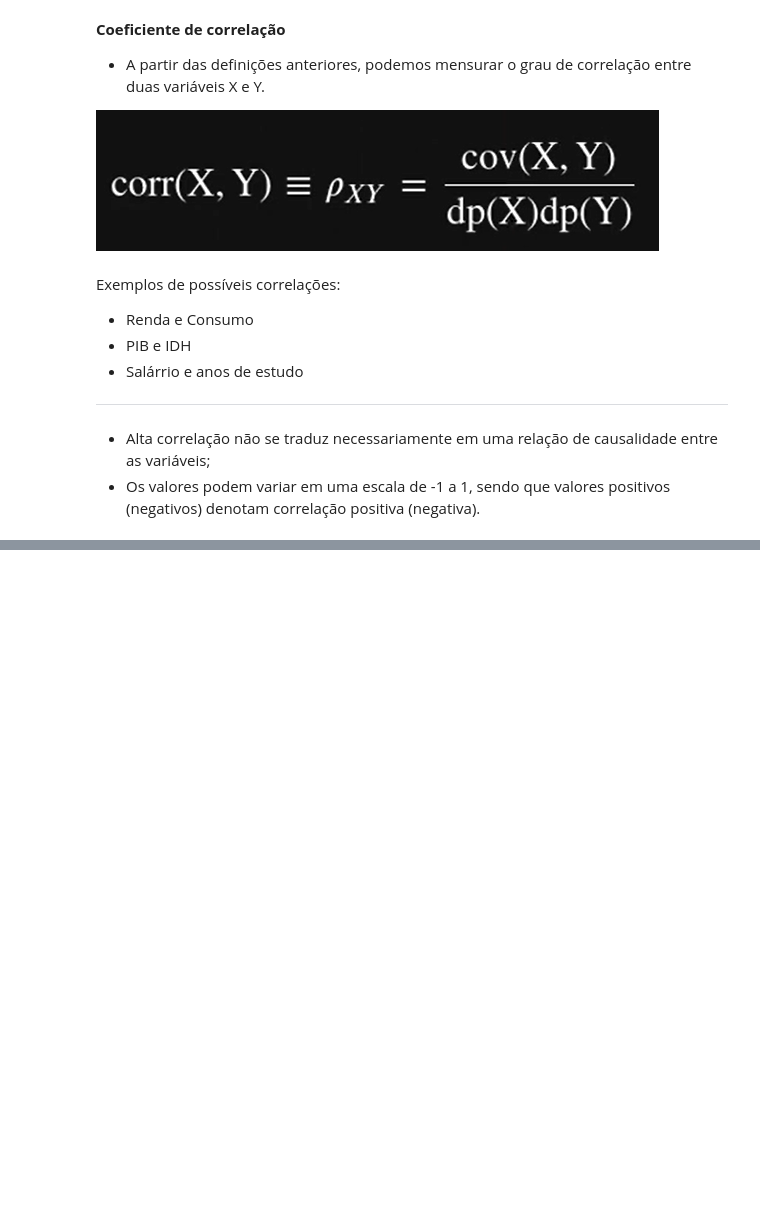
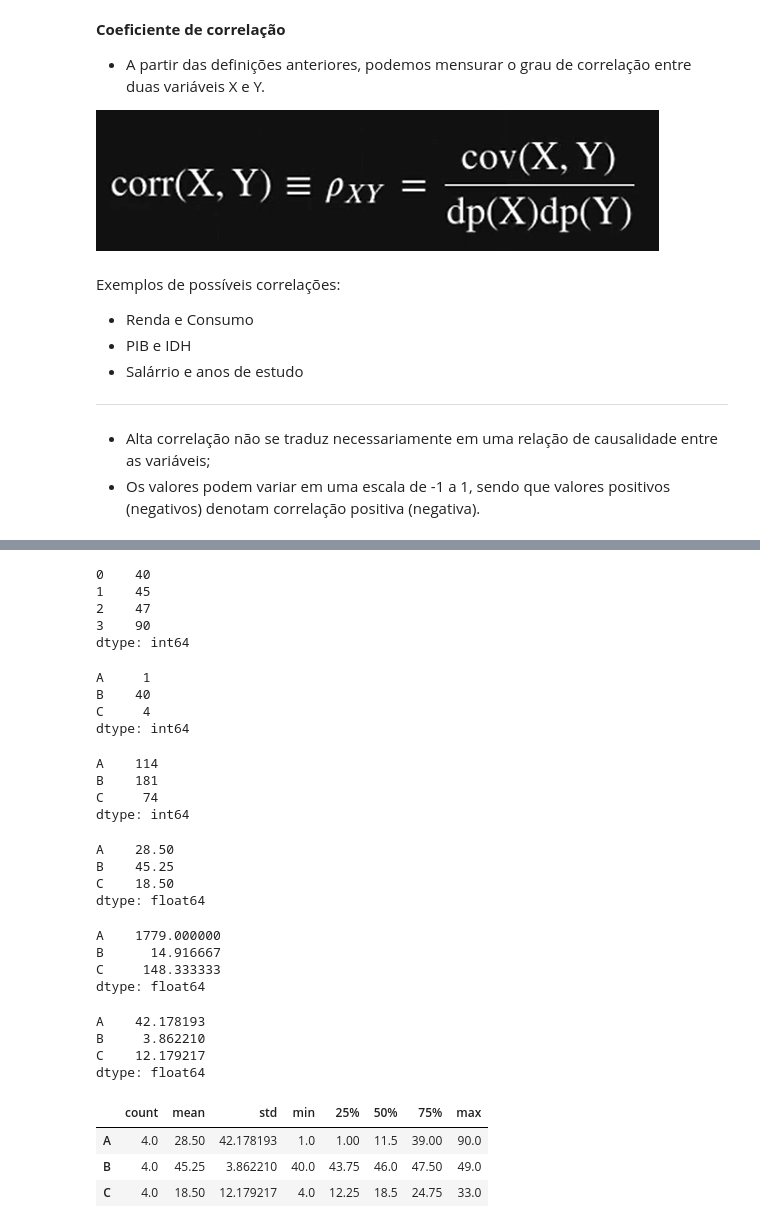
Before and after one commit to JevertonFlores/DS_estatistica_basica_python, a Jupyter notebook: Estatistica_Basica.ipynb, the cells around one changed output, grey strips where cells are left out. Drawn from its saved outputs; the diff is of its cells as text; code cells hidden in the pictures; blank space fills up the shorter version.

```diff
--- a/Estatistica_Basica.ipynb
+++ b/Estatistica_Basica.ipynb
@@ -298,0 +301,11 @@ Exemplos de possíveis correlações:
+# %%
+# criando o dicionário dos dados
+
+dados = {'A': [1, 22, 1, 90],
+         'B': [40, 45, 47, 49],
+         'C': [15, 22, 33, 4]
+         }
+# %%
+# criando o dataframe
+
+df = pd.DataFrame(dados)
@@ -298,0 +329,63 @@ Exemplos de possíveis correlações:
+# %%
+# valor máximo de cada linha
+
+df.max(axis = 1)
+# %% [output]
+0    40
+1    45
+2    47
+3    90
+dtype: int64
+# %%
+# valor mínimo de cada coluna
+
+df.min()
+# %% [output]
+A     1
+B    40
+C     4
+dtype: int64
+# %%
+# soma dos valores de cada coluna
+
+df.sum()
+# %% [output]
+A    114
+B    181
+C     74
+dtype: int64
+# %%
+# valor médio
+
+df.mean()
+# %% [output]
+A    28.50
+B    45.25
+C    18.50
+dtype: float64
+# %%
+# calculo de variância
+
+df.var()
+# %% [output]
+A    1779.000000
+B      14.916667
+C     148.333333
+dtype: float64
+# %%
+# cálculo de desvio padrão
+# observamos que a coluna há é bastante heterogêna, onde o desvio de valor e é alto e neste caso a média não representa bem esse conjunto de dados
+
+df.std()
+# %% [output]
+A    42.178193
+B     3.862210
+C    12.179217
+dtype: float64
+# %%
+df.describe().T
+# %% [output]
+|  | count | mean | std | min | 25% | 50% | 75% | max |
+| A | 4.0 | 28.50 | 42.178193 | 1.0 | 1.00 | 11.5 | 39.00 | 90.0 |
+| B | 4.0 | 45.25 | 3.862210 | 40.0 | 43.75 | 46.0 | 47.50 | 49.0 |
+| C | 4.0 | 18.50 | 12.179217 | 4.0 | 12.25 | 18.5 | 24.75 | 33.0 |
```
Also changed, not shown: parts of 6 cells of this notebook.
